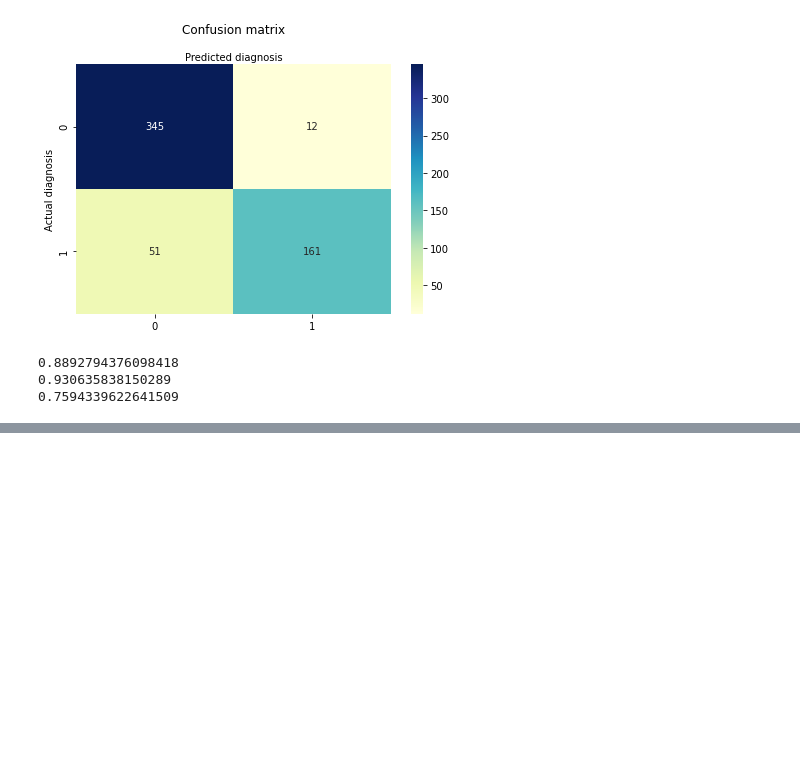
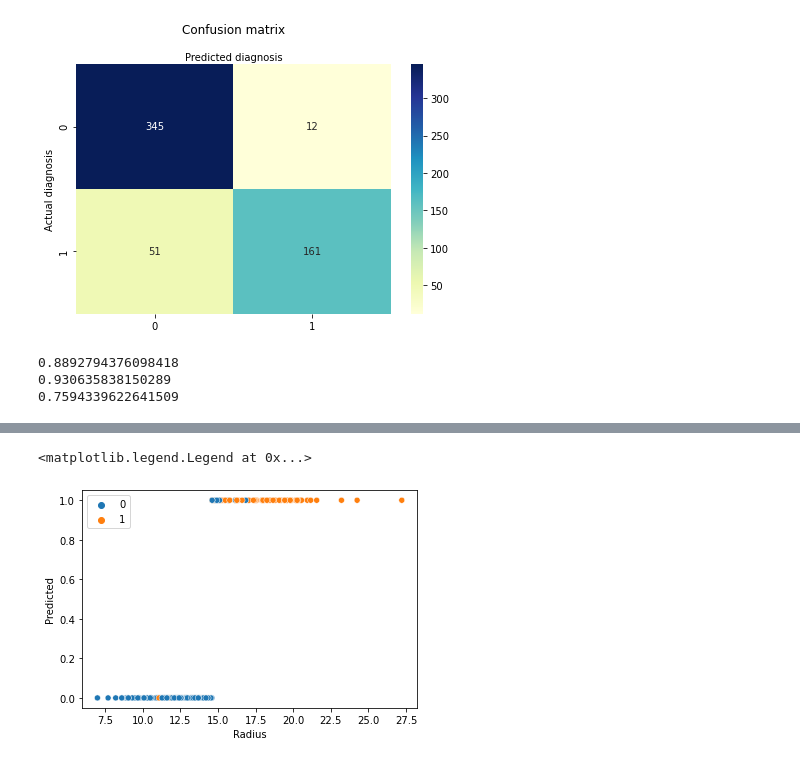
Before and after one commit to seemavora/MLandAiPractice, a Jupyter notebook: StanfordAI/Logisitic/Logistic.ipynb, the cells around one changed output, grey strips where cells are left out. Cells and saved outputs as stored; diff of their text form; code cells hidden in the pictures; blank space fills up the shorter version.

Commit message:
Finishes Review of Logistic Regression

```diff
--- a/StanfordAI/Logisitic/Logistic.ipynb
+++ b/StanfordAI/Logisitic/Logistic.ipynb
@@ -119,0 +145,14 @@ confusionMatStats(y_test,y_pred)
+# %%
+input_label=['radius_mean']
+output_label = 'diagnosis'
+
+#Reminder: train_df was the training set
+x_train = train_df[input_label]
+print('Our x vars')
+print(x_train.head())
+print('\n')
+
+y_train = train_df[output_label]
+print('Our y vars')
+print(y_train.head())
+print('\n')
@@ -119,0 +176,6 @@ confusionMatStats(y_test,y_pred)
+# %%
+#creating the reg object for line fitting(simililar to how it was set up for linear regression)
+class_rm = linear_model.LogisticRegression()
+#now you want to use the x input and y input to fit a line that predicts y from x
+#.fit is training the dataset
+class_rm.fit(x_train,y_train)
@@ -119,0 +184,8 @@ confusionMatStats(y_test,y_pred)
+# %%
+#to make sure that our model is actually learning soemthing, you test it on unseen data
+x_test = test_df[input_label]
+#.squeeze removes single dimensional entries from array
+y_test= test_df[output_label].values.squeeze()
+# %%
+y_pred = class_rm.predict(x_test)
+print(y_pred)
@@ -119,0 +200,10 @@ confusionMatStats(y_test,y_pred)
+# %%
+y_pred = y_pred.squeeze()
+x_test_view = x_test[input_label].values.squeeze()
+sns.scatterplot(x = x_test_view, y = y_pred, hue = y_test)
+plt.xlabel('Radius')
+plt.ylabel('Predicted')
+plt.legend()
+# %% [output]
+<matplotlib.legend.Legend at 0x...>
+[figure, added]
```
Also changed, not shown: parts of 6 cells of this notebook.
